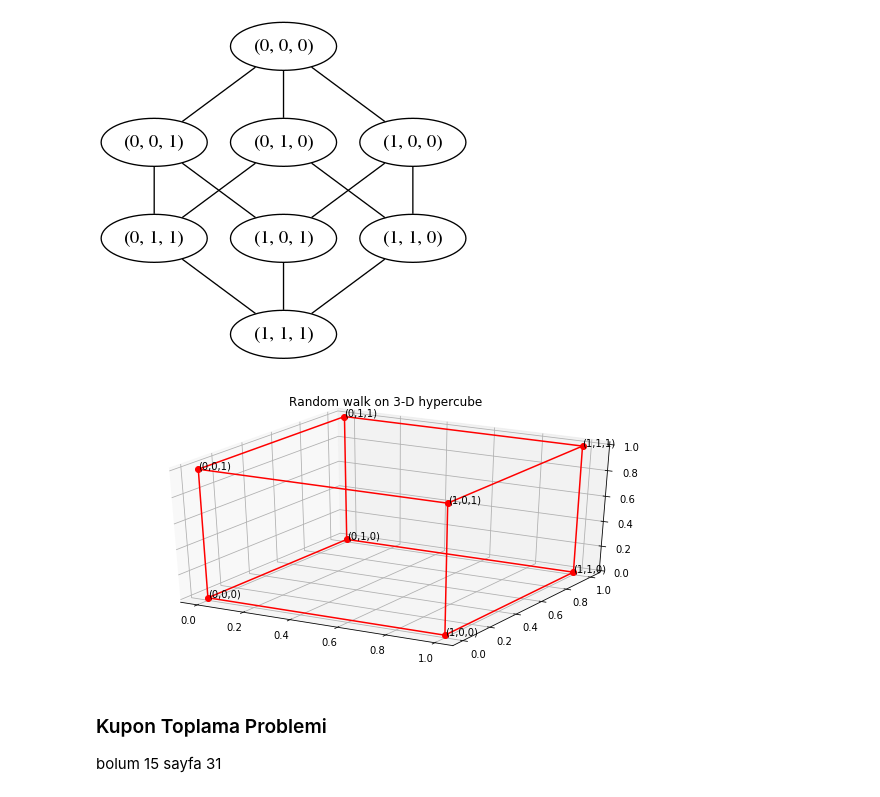
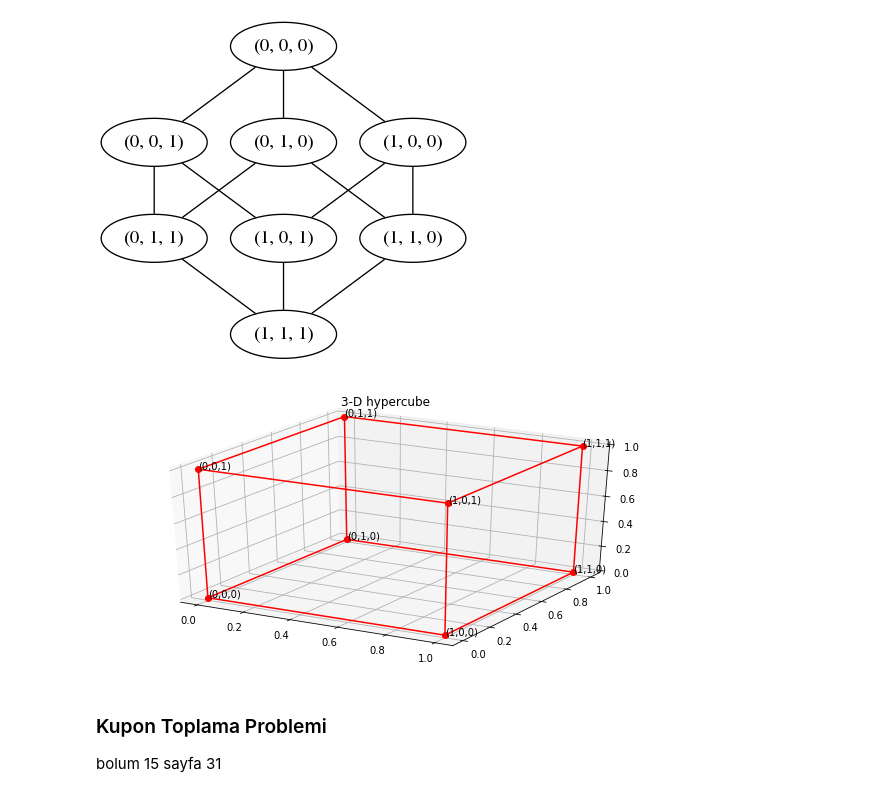
Before and after one commit to ardakdemir/Markov-Zincirleri-Simulasyon, a Jupyter notebook: markovzincirleri.ipynb, the cells around one changed output. Cells and saved outputs as stored; diff of their text form; code cells hidden in the pictures.

```diff
--- a/markovzincirleri.ipynb
+++ b/markovzincirleri.ipynb
@@ -145,7 +146,7 @@ def randomn(n):
 
 bolum 7 sayfa 16
 # %%
-k=4
+k=2
 beta=0.1
 P=np.ones((k,k))
 X_0=np.array(randomn(k))
@@ -418,20 +421,20 @@ edgel=edges(list1,inds)
 # %%
 fig = plt.figure(figsize=(10,5))
 ax = fig.add_subplot(111, projection='3d')
 x=[0,0,0,0,1,1,1,1]
 y=[0,0,1,1,0,0,1,1]
 z=[0,1,0,1,0,1,0,1]
 ax.plot(x,y,z,'ro')
 for i in range(len(x)):
     label="(%d,%d,%d)" %(x[i],y[i],z[i])
     ax.text(x[i],y[i],z[i],label)
 for edge in edgel:
     ax.plot([edge[0][0],edge[1][0]],[edge[0][1],edge[1][1]],[edge[0][2],edge[1][2]],color="r")
-plt.title("Random walk on 3-D hypercube")
-plt.savefig("randomwalk3d")
+plt.title("3-D hypercube")
+plt.savefig("3dhypercube")
 plt.show()
 # %% [output]
-[figure, old version]
+[figure, new version]
 # %% [markdown]
 ### Kupon Toplama Problemi
 
```
Also changed, not shown: parts of 38 cells of this notebook.
